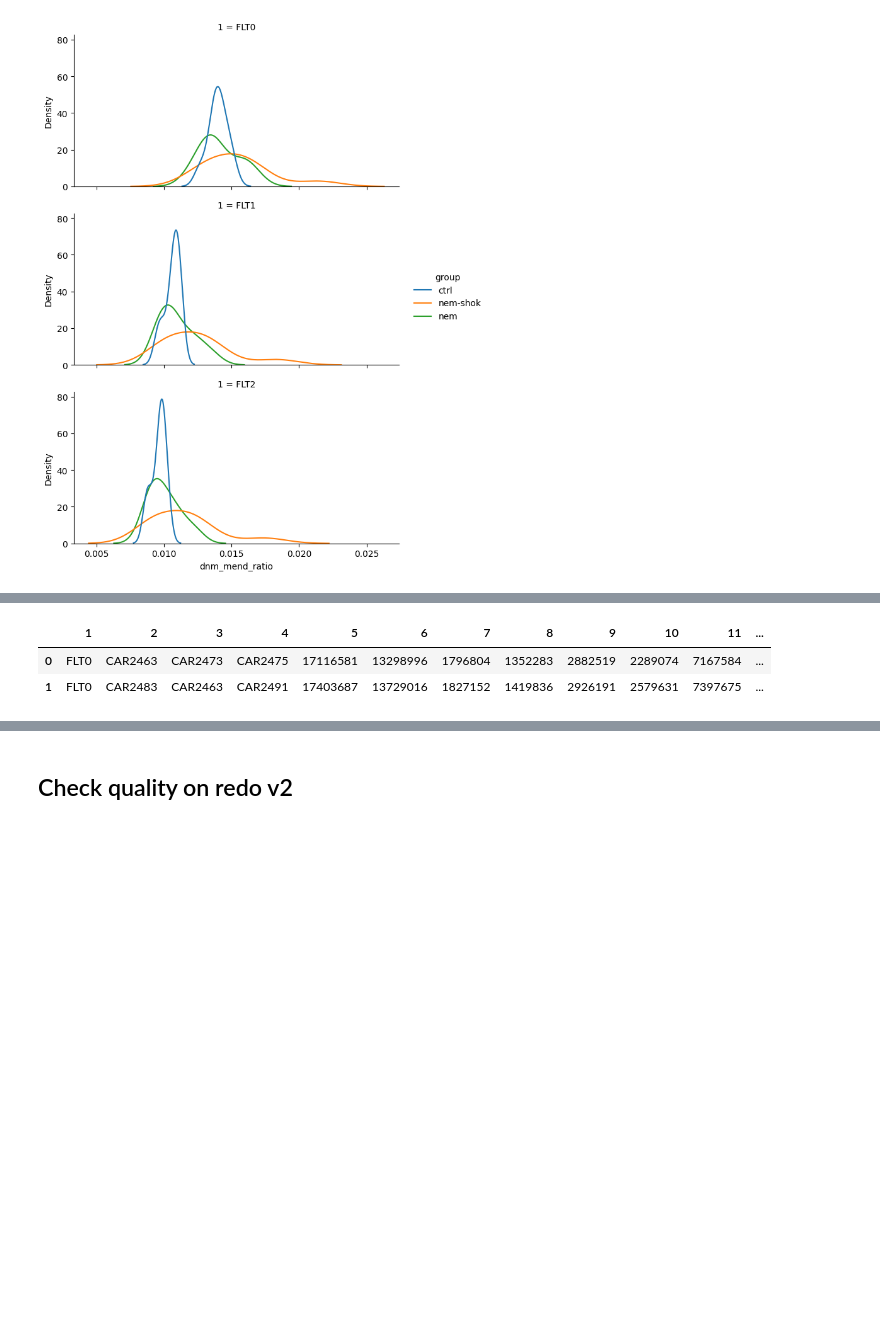
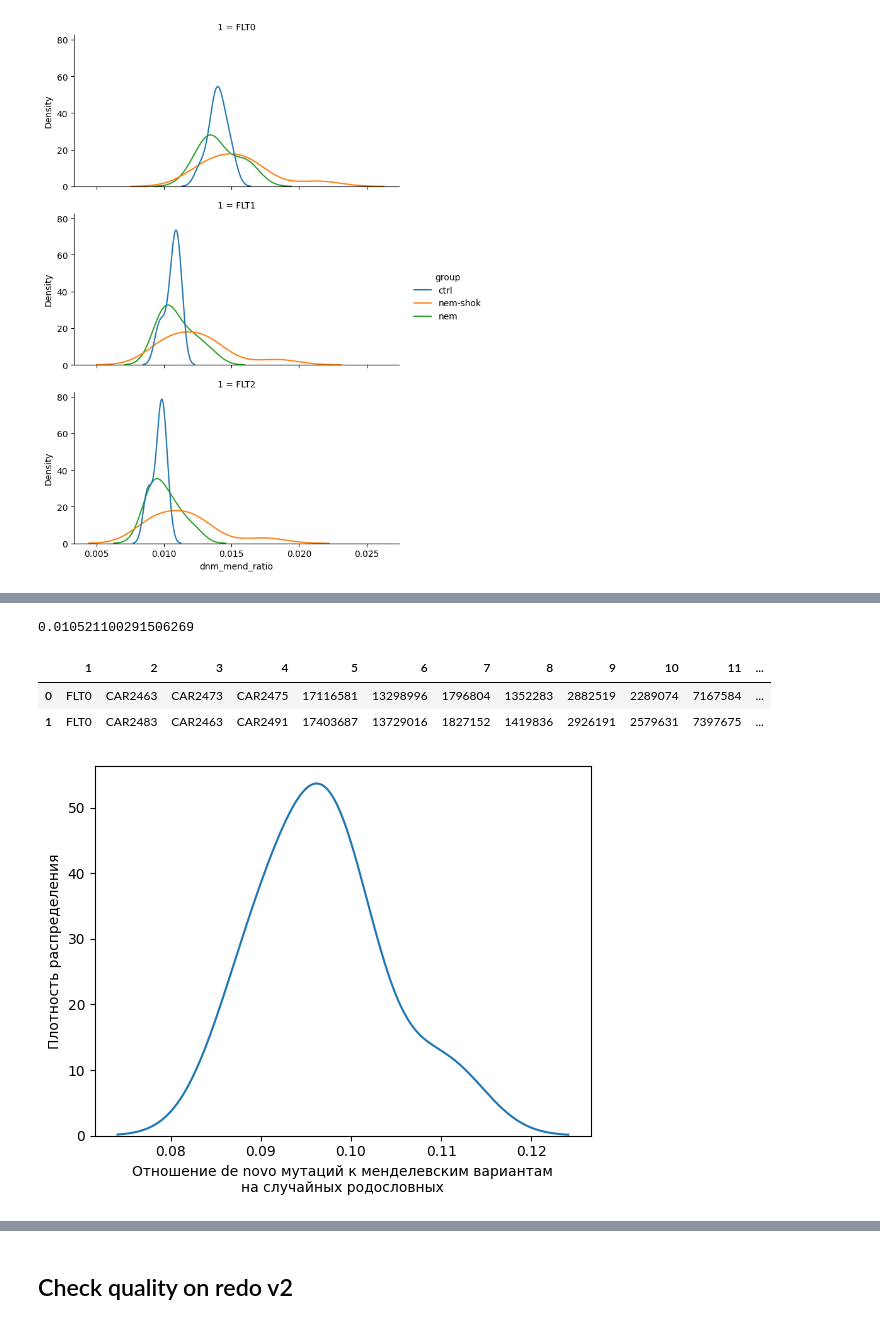
Before and after one commit to mitoclub/AquaSelection, a Jupyter notebook: intersect.ipynb, the cells around one changed output, grey strips where cells are left out. Cells and saved outputs as stored; diff of their text form; code cells hidden in the pictures; blank space fills up the shorter version.

```diff
--- a/intersect.ipynb
+++ b/intersect.ipynb
@@ -820,3 +827,7 @@ plt.savefig('./figures/dnv_mend_ratio.pdf');
+# %%
+max_ctrl_val
+# %% [output]
+0.010521100291506269
 # %%
 #wrong
 wrong_trio_stats = pd.read_csv('./data/interim/redo/trio.stats.txt.wrong',
@@ -829,3 +840,10 @@ wrong_trio_stats.head(2)
 |  | 1 | 2 | 3 | 4 | 5 | 6 | 7 | 8 | 9 | 10 | 11 | ... |
 | 0 | FLT0 | CAR2463 | CAR2473 | CAR2475 | 17116581 | 13298996 | 1796804 | 1352283 | 2882519 | 2289074 | 7167584 | ... |
 | 1 | FLT0 | CAR2483 | CAR2463 | CAR2491 | 17403687 | 13729016 | 1827152 | 1419836 | 2926191 | 2579631 | 7397675 | ... |
+# %%
+sns.kdeplot(wrong_trio_stats[(wrong_trio_stats[1] == 'FLT1') & (wrong_trio_stats.dnm_mend_ratio < 0.12)],
+              x='dnm_mend_ratio')
+plt.xlabel('Отношение de novo мутаций к менделевским вариантам\nна случайных родословных');
+plt.ylabel('Плотность распределения');
+# %% [output]
+[figure, added]
```
Also changed, not shown: parts of 4 cells of this notebook.
